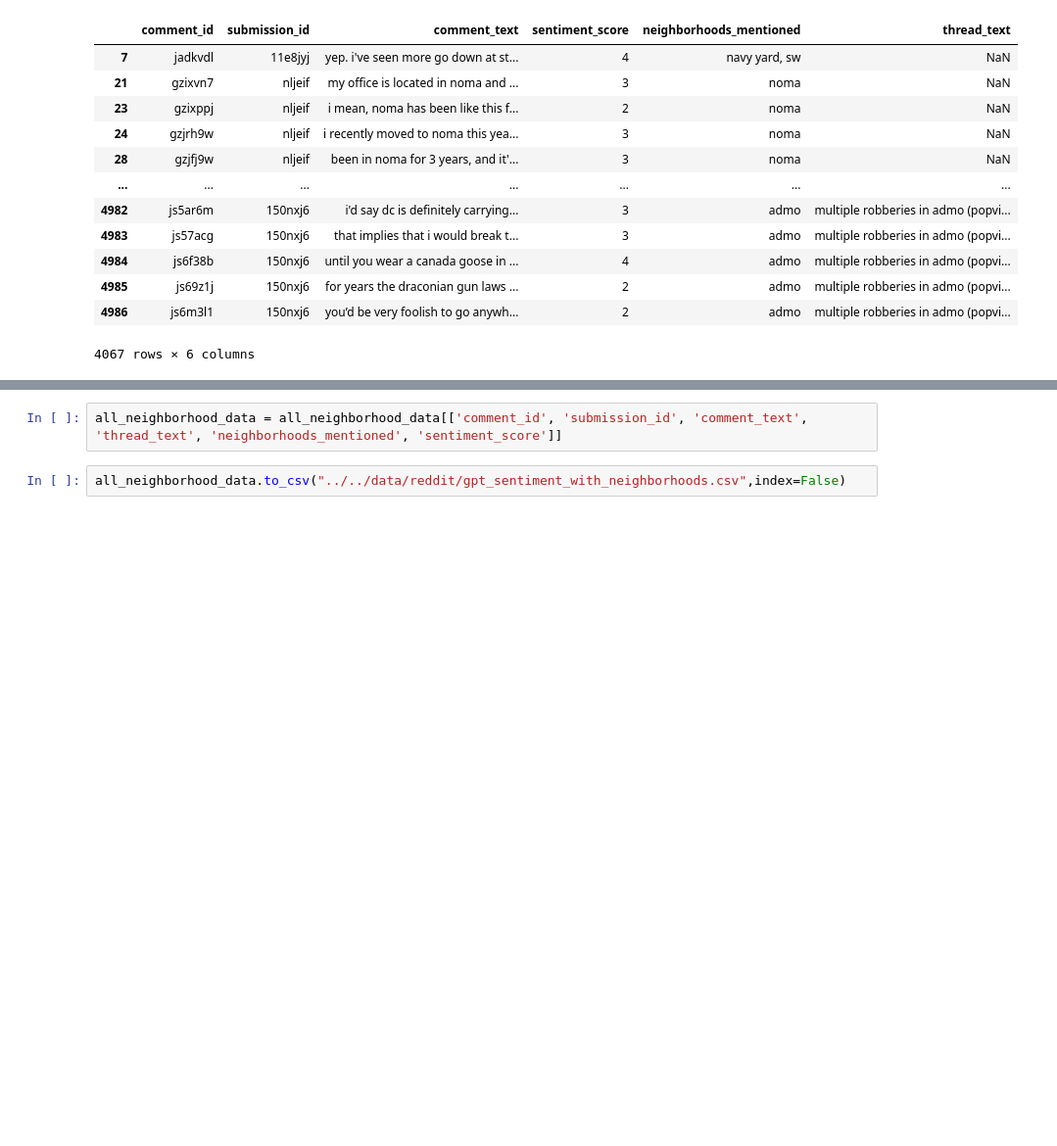
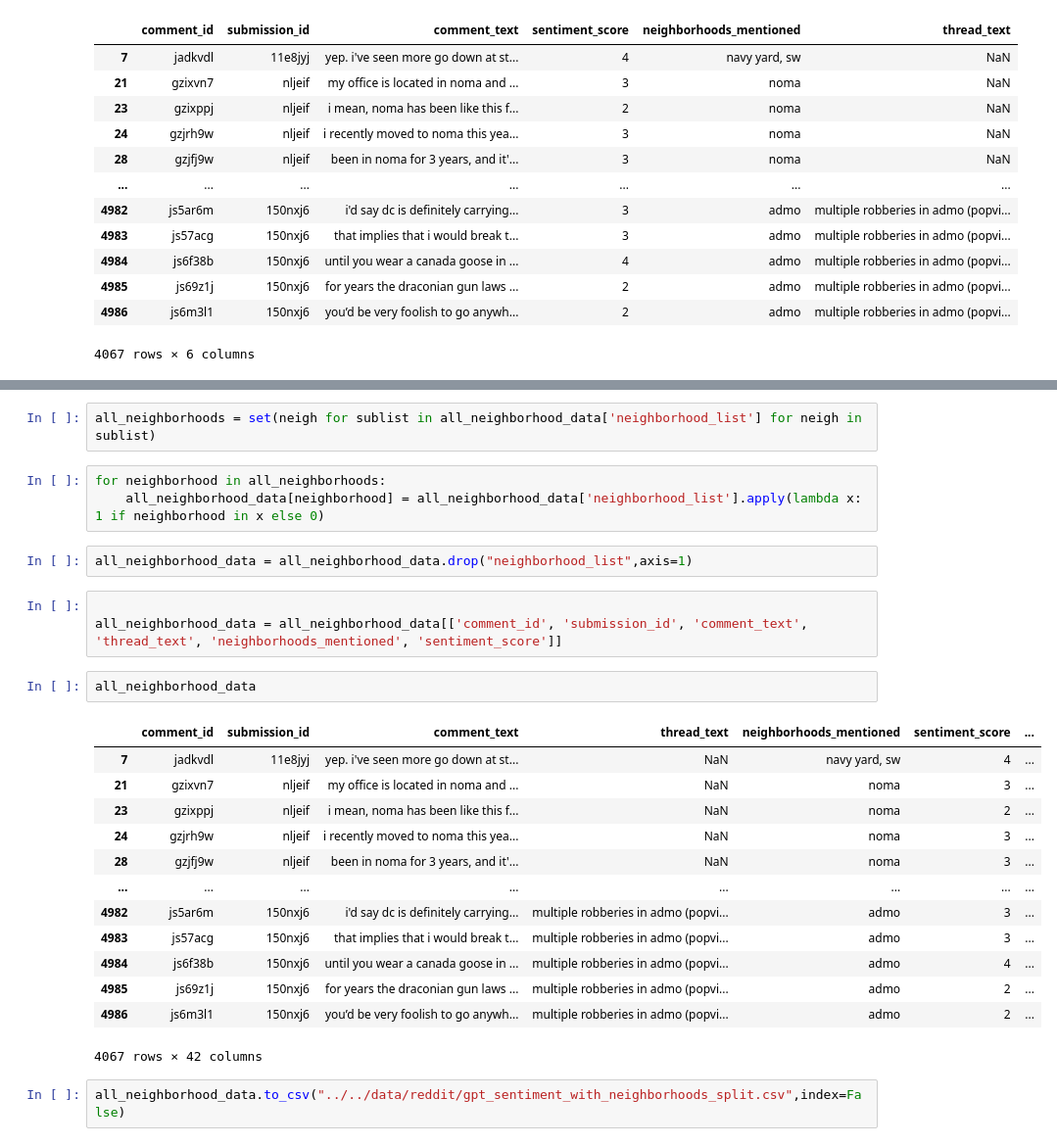
Before and after one commit to rebeccalwagner/PPOL_5203_FinalProject, a Jupyter notebook: files/analysis/neighborhood_matching.ipynb, the cells around one changed output, grey strips where cells are left out. Shown: that part at 98% size. Cells and saved outputs as stored; diff of their text form; blank space fills up the shorter version.

```diff
--- a/files/analysis/neighborhood_matching.ipynb
+++ b/files/analysis/neighborhood_matching.ipynb
@@ -251,4 +270,28 @@ all_neighborhood_data.drop(["author","neighborhoods_mentioned_submission"],axis=
+# %%
+all_neighborhoods = set(neigh for sublist in all_neighborhood_data['neighborhood_list'] for neigh in sublist)
+# %%
+for neighborhood in all_neighborhoods:
+    all_neighborhood_data[neighborhood] = all_neighborhood_data['neighborhood_list'].apply(lambda x: 1 if neighborhood in x else 0)
+# %%
+all_neighborhood_data = all_neighborhood_data.drop("neighborhood_list",axis=1)
 # %%
+
 all_neighborhood_data = all_neighborhood_data[['comment_id', 'submission_id', 'comment_text', 'thread_text', 'neighborhoods_mentioned', 'sentiment_score']]
+# %%
+all_neighborhood_data
+# %% [output]
+|  | comment_id | submission_id | comment_text | thread_text | neighborhoods_mentioned | sentiment_score | ... |
+| 7 | jadkvdl | 11e8jyj | yep. i've seen more go down at st... | NaN | navy yard, sw | 4 | ... |
+| 21 | gzixvn7 | nljeif | my office is located in noma and ... | NaN | noma | 3 | ... |
+| 23 | gzixppj | nljeif | i mean, noma has been like this f... | NaN | noma | 2 | ... |
+| 24 | gzjrh9w | nljeif | i recently moved to noma this yea... | NaN | noma | 3 | ... |
+| 28 | gzjfj9w | nljeif | been in noma for 3 years, and it'... | NaN | noma | 3 | ... |
+| ... | ... | ... | ... | ... | ... | ... | ... |
+| 4982 | js5ar6m | 150nxj6 | i'd say dc is definitely carrying... | multiple robberies in admo (popvi... | admo | 3 | ... |
+| 4983 | js57acg | 150nxj6 | that implies that i would break t... | multiple robberies in admo (popvi... | admo | 3 | ... |
+| 4984 | js6f38b | 150nxj6 | until you wear a canada goose in ... | multiple robberies in admo (popvi... | admo | 4 | ... |
+| 4985 | js69z1j | 150nxj6 | for years the draconian gun laws ... | multiple robberies in admo (popvi... | admo | 2 | ... |
+| 4986 | js6m3l1 | 150nxj6 | you’d be very foolish to go anywh... | multiple robberies in admo (popvi... | admo | 2 | ... |
+4067 rows × 42 columns
 # %%
-all_neighborhood_data.to_csv("../../data/reddit/gpt_sentiment_with_neighborhoods.csv",index=False)
+all_neighborhood_data.to_csv("../../data/reddit/gpt_sentiment_with_neighborhoods_split.csv",index=False)
```
Also changed, not shown: parts of 2 cells of this notebook, 2 other files.
